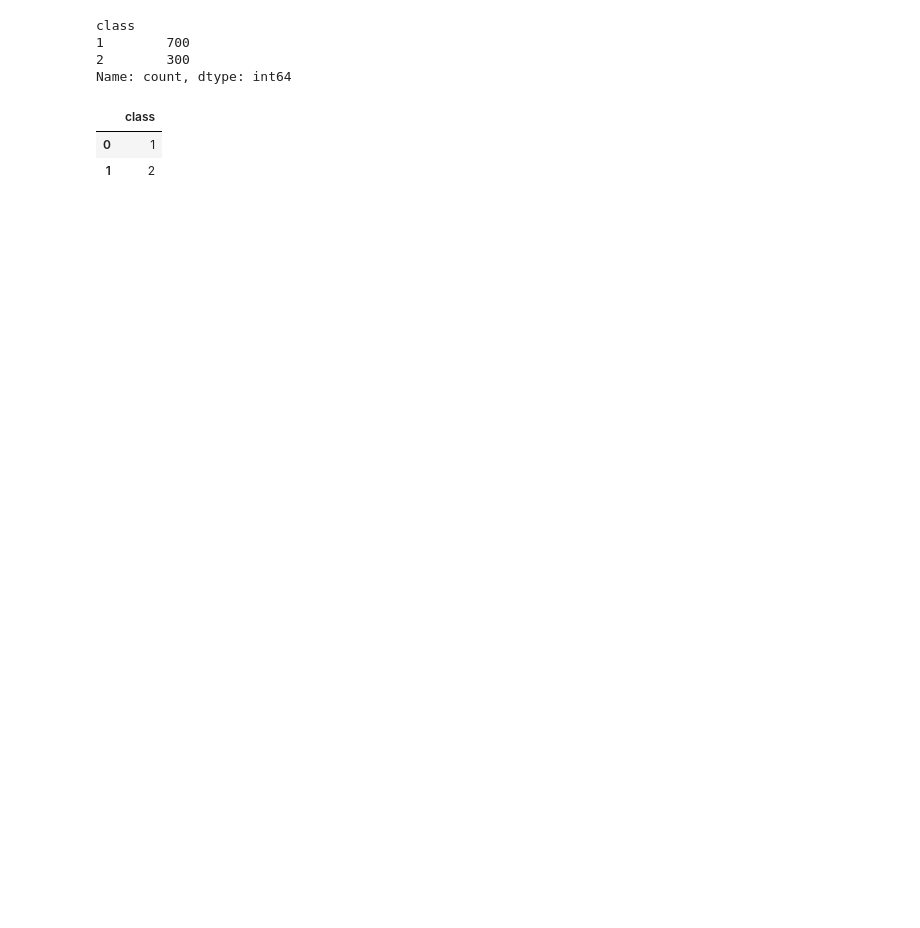
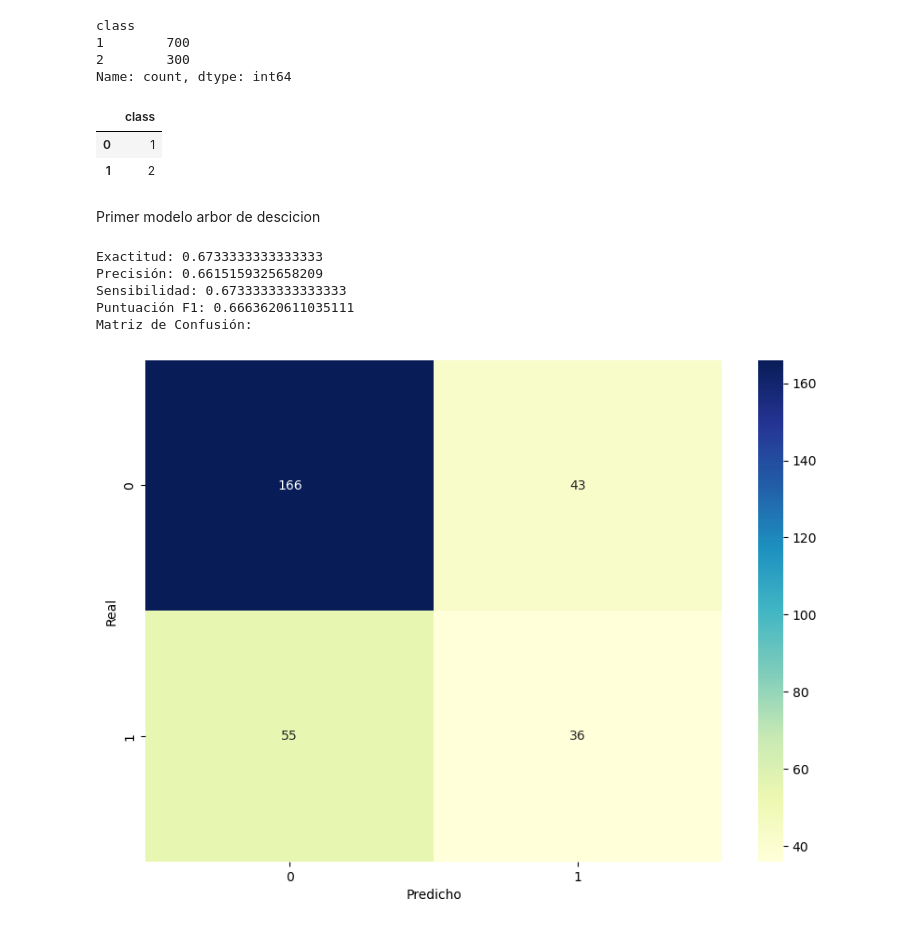
Before and after one commit to Japulgarin/Data_challenge_uninorte, a Jupyter notebook: Creditos_alemanes.ipynb, the cells around one changed output. Saved outputs shown, nothing was run; the diff lists cells and outputs as text; code cells hidden in the pictures; blank space fills up the shorter version.

```diff
--- a/Creditos_alemanes.ipynb
+++ b/Creditos_alemanes.ipynb
@@ -101,0 +109,15 @@ X.head(3)
+# %%
+import pandas as pd
+from sklearn.preprocessing import OrdinalEncoder
+
+# Filtrar las columnas de tipo 'object'
+columnas_object = X.select_dtypes(include=['object']).columns
+
+# Instanciar el encoder
+encoder = OrdinalEncoder()
+
+# Aplicar el encoder a las columnas de tipo 'object'
+X[columnas_object] = encoder.fit_transform(X[columnas_object])
+
+# Mostrar el DataFrame resultante
+X.head(3)
@@ -114,3 +150,53 @@ y.head(2)
 |  | class |
 | 0 | 1 |
 | 1 | 2 |
+# %% [markdown]
+Primer modelo arbor de descicion
+# %%
+import seaborn as sns
+import matplotlib.pyplot as plt
+from sklearn.tree import DecisionTreeClassifier
+from sklearn.model_selection import train_test_split
+from sklearn.metrics import accuracy_score, precision_score, recall_score, f1_score, confusion_matrix
+
+
+
+# Dividir los datos en conjuntos de entrenamiento y prueba
+X_train, X_test, Y_train, Y_test = train_test_split(X, y, test_size=0.3, random_state=42)
+
+# Inicializar el Árbol de Decisión
+clf = DecisionTreeClassifier(max_depth=42, random_state=42)
+
+# Entrenar el clasificador
+clf.fit(X_train, Y_train)
+
+# Realizar predicciones en el conjunto de prueba
+Y_pred = clf.predict(X_test)
+
+# Calcular métricas
+exactitud = accuracy_score(Y_test, Y_pred)
+precision = precision_score(Y_test, Y_pred, average='weighted')
+sensibilidad = recall_score(Y_test, Y_pred, average='weighted')
+f1 = f1_score(Y_test, Y_pred, average='weighted')
+matriz_confusion = confusion_matrix(Y_test, Y_pred)
+
+print(f"Exactitud: {exactitud}")
+print(f"Precisión: {precision}")
+print(f"Sensibilidad: {sensibilidad}")
+print(f"Puntuación F1: {f1}")
+print("Matriz de Confusión:")
+
+
+# Visualizar la matriz de confusión con Seaborn
+plt.figure(figsize=(10,7))
+sns.heatmap(matriz_confusion, annot=True, cmap="YlGnBu", fmt="g")
+plt.xlabel('Predicho')
+plt.ylabel('Real')
+plt.show()
+# %% [output]
+Exactitud: 0.6733333333333333
+Precisión: 0.6615159325658209
+Sensibilidad: 0.6733333333333333
+Puntuación F1: 0.6663620611035111
+Matriz de Confusión:
+[figure, added]
```
Also changed, not shown: parts of 7 cells of this notebook.
